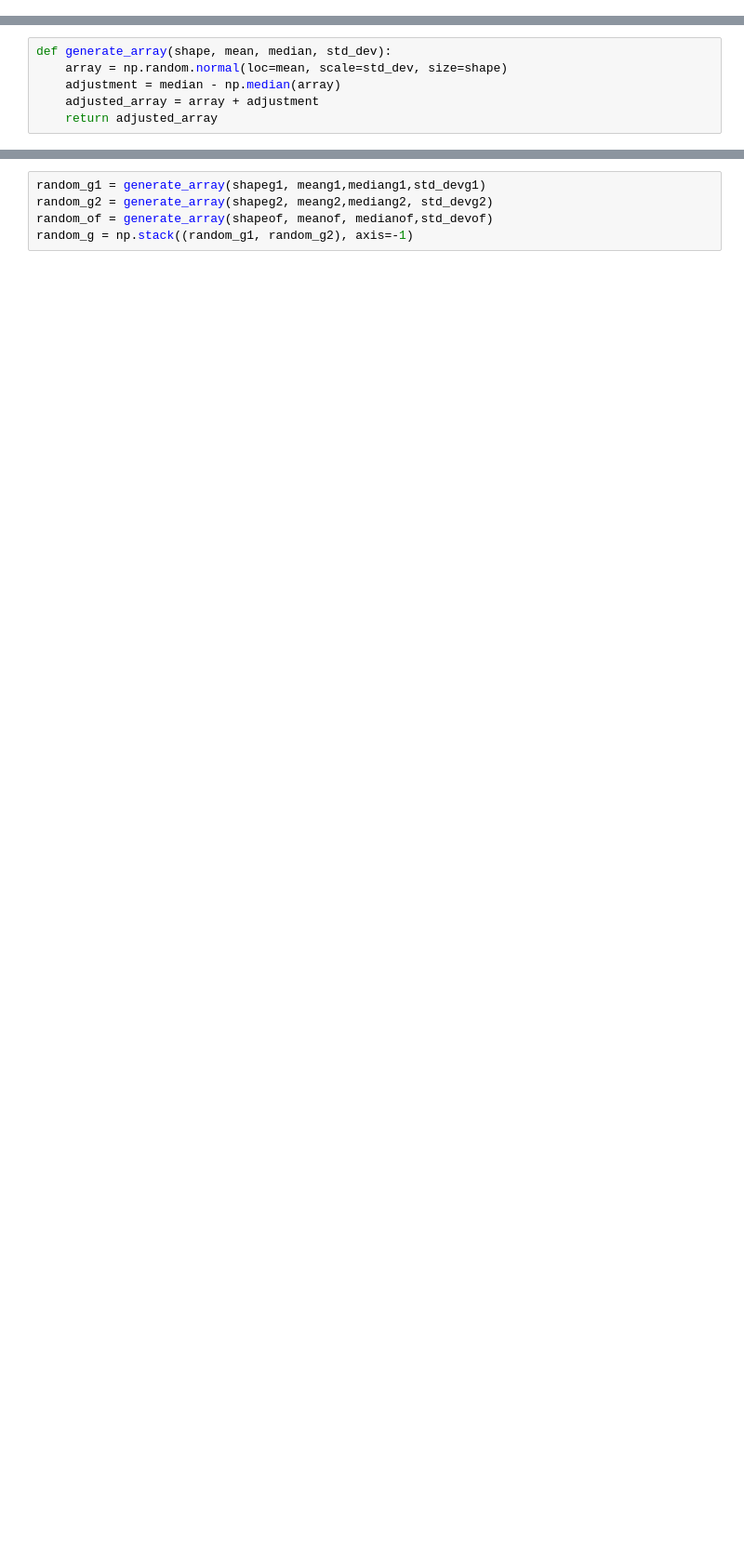
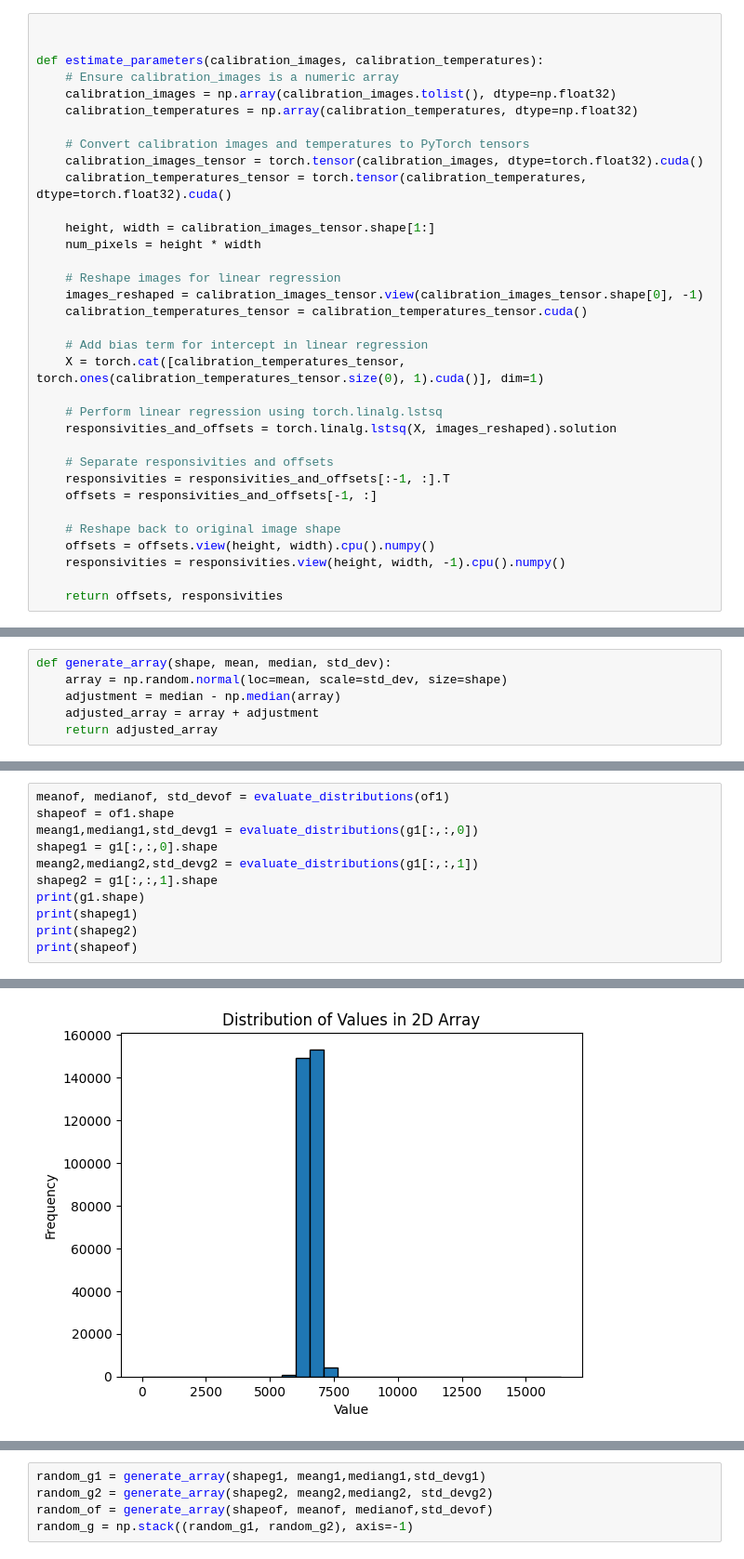
Before and after one commit to ThangVuH/M1_S8_dataChallenge_24, a Jupyter notebook: comparisons.ipynb, the cells around one changed output, grey strips where cells are left out. Shown: that part at 93% size. Drawn from its saved outputs; the diff is of its cells as text; blank space fills up the shorter version.

Commit message:
some more mess
sorry, been exploring differentway of exploiting the median filtering

```diff
--- a/comparisons.ipynb
+++ b/comparisons.ipynb
@@ -32,3 +12,37 @@ def estimate_parameters(calibration_images, calibration_temperatures):
+# %%
+
+
+def estimate_parameters(calibration_images, calibration_temperatures):
+    # Ensure calibration_images is a numeric array
+    calibration_images = np.array(calibration_images.tolist(), dtype=np.float32)
+    calibration_temperatures = np.array(calibration_temperatures, dtype=np.float32)
+
+    # Convert calibration images and temperatures to PyTorch tensors
+    calibration_images_tensor = torch.tensor(calibration_images, dtype=torch.float32).cuda()
+    calibration_temperatures_tensor = torch.tensor(calibration_temperatures, dtype=torch.float32).cuda()
+
+    height, width = calibration_images_tensor.shape[1:]
+    num_pixels = height * width
+
+    # Reshape images for linear regression
+    images_reshaped = calibration_images_tensor.view(calibration_images_tensor.shape[0], -1)
+    calibration_temperatures_tensor = calibration_temperatures_tensor.cuda()
+
+    # Add bias term for intercept in linear regression
+    X = torch.cat([calibration_temperatures_tensor, torch.ones(calibration_temperatures_tensor.size(0), 1).cuda()], dim=1)
+
+    # Perform linear regression using torch.linalg.lstsq
+    responsivities_and_offsets = torch.linalg.lstsq(X, images_reshaped).solution
+
+    # Separate responsivities and offsets
+    responsivities = responsivities_and_offsets[:-1, :].T
+    offsets = responsivities_and_offsets[-1, :]
+
+    # Reshape back to original image shape
+    offsets = offsets.view(height, width).cpu().numpy()
+    responsivities = responsivities.view(height, width, -1).cpu().numpy()
+
+    return offsets, responsivities
 # %%
 # Process each scene image
 calibration_images = calibration_df['image'].values
@@ -110,0 +173,12 @@ def generate_array(shape, mean, median, std_dev):
+# %%
+meanof, medianof, std_devof = evaluate_distributions(of1)
+shapeof = of1.shape
+meang1,mediang1,std_devg1 = evaluate_distributions(g1[:,:,0])
+shapeg1 = g1[:,:,0].shape
+meang2,mediang2,std_devg2 = evaluate_distributions(g1[:,:,1])
+shapeg2 = g1[:,:,1].shape
+print(g1.shape)
+print(shapeg1)
+print(shapeg2)
+print(shapeof)
+# %% [output]
@@ -110,0 +188 @@ def generate_array(shape, mean, median, std_dev):
+[figure, added]
```
Also changed, not shown: parts of 17 cells of this notebook, 8 other files.
